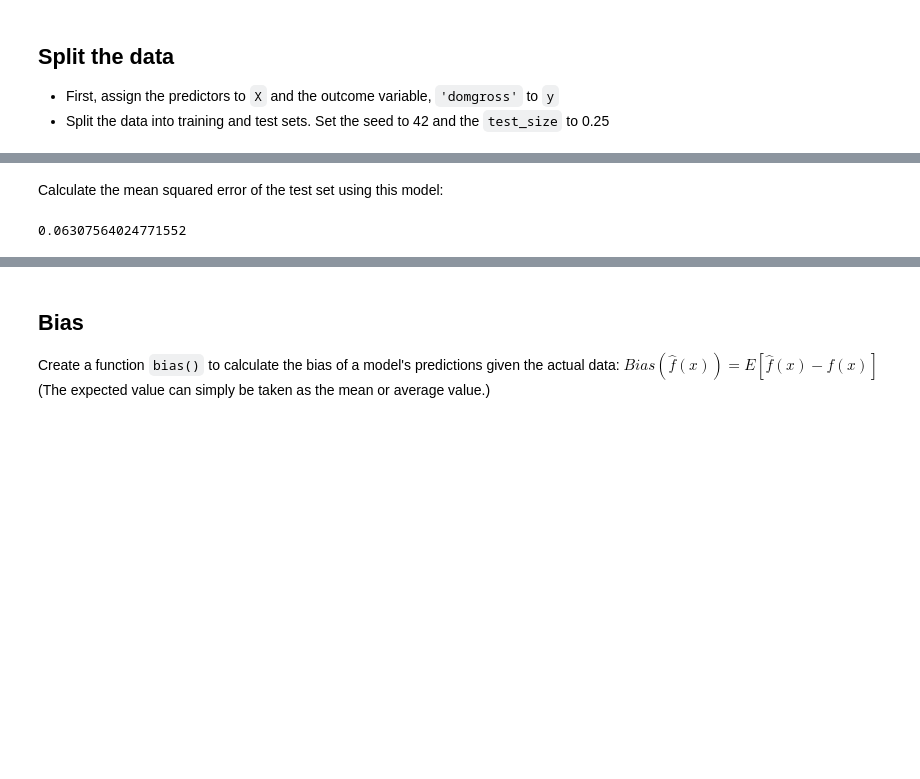
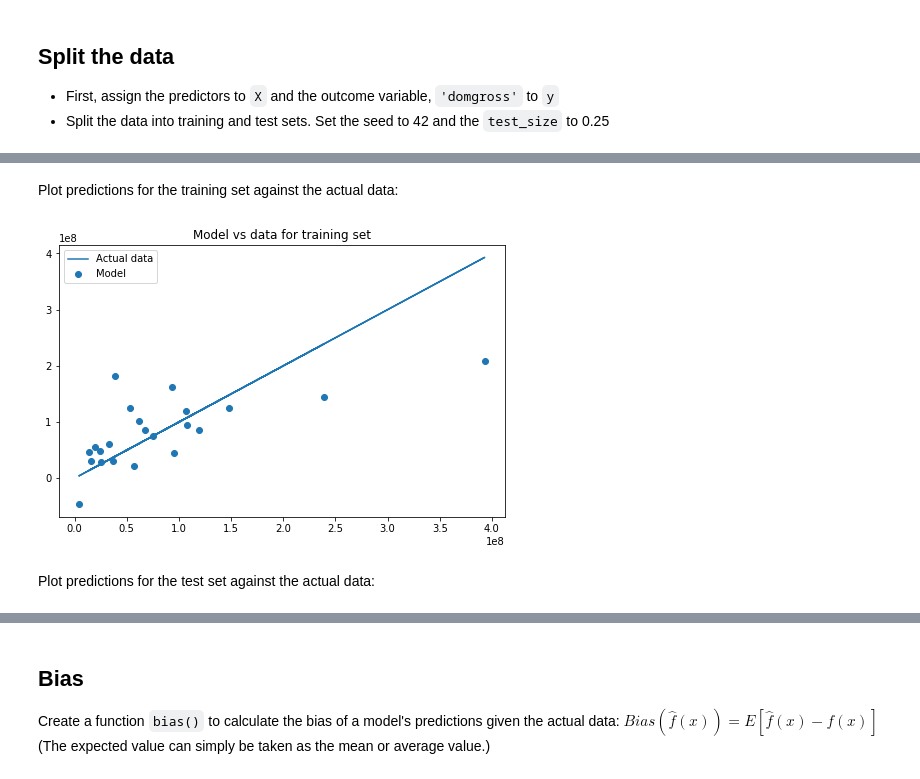
Before and after one commit to learn-co-curriculum/dsc-bias-variance-trade-off-lab, a Jupyter notebook: index.ipynb, the cells around one changed output, grey strips where cells are left out. Saved outputs shown, nothing was run; the diff lists cells and outputs as text; code cells hidden in the pictures; blank space fills up the shorter version.

```diff
--- a/index.ipynb
+++ b/index.ipynb
@@ -92,7 +80,7 @@ X_train , X_test, y_train, y_test = None
 # %%
 # __SOLUTION__
 # domgross is the outcome variable
-X = pd_df[['budget', 'imdbRating', 'Metascore', 'imdbVotes']]
-y = pd_df['domgross']
+X = df[['budget', 'imdbRating', 'Metascore', 'imdbVotes']]
+y = df['domgross']
 
 X_train , X_test, y_train, y_test = train_test_split(X, y, test_size=0.25, random_state=42)
@@ -98,0 +93,5 @@ X_train , X_test, y_train, y_test = train_test_split(X, y, test_size=0.25, rando
+# %%
+# __SOLUTION__
+# Transform with MinMaxScaler
+scaler = MinMaxScaler()
+X_train_scaled = scaler.fit_transform(X_train)
@@ -105,6 +113,5 @@ linreg = None
 # __SOLUTION__
 # Your code
 linreg = LinearRegression()
-linreg.fit(X_train, y_train)
-linreg.coef_
+linreg.fit(X_train_scaled, y_train)
 # %% [output]
@@ -122,2 +118,0 @@ mean_squared_error(y_train, linreg.predict(X_train))
-# %% [markdown]
-Calculate the mean squared error of the test set using this model:
@@ -126,6 +119,2 @@ Calculate the mean squared error of the test set using this model:
-# %%
-# __SOLUTION__
-# MSE of test set
-mean_squared_error(y_test, linreg.predict(X_test))
-# %% [output]
-0.06307564024771552
+# %% [markdown]
+Plot predictions for the training set against the actual data:
@@ -131,0 +128,12 @@ mean_squared_error(y_test, linreg.predict(X_test))
+# %%
+# __SOLUTION__
+# Run this cell - vertical distance between the points and the line denote the errors
+plt.figure(figsize=(8, 5))
+plt.scatter(y_train, linreg.predict(X_train_scaled), label='Model')
+plt.plot(y_train, y_train, label='Actual data')
+plt.title('Model vs data for training set')
+plt.legend();
+# %% [output]
+[figure, added]
+# %% [markdown]
+Plot predictions for the test set against the actual data:
```
Also changed, not shown: parts of 45 cells of this notebook.
